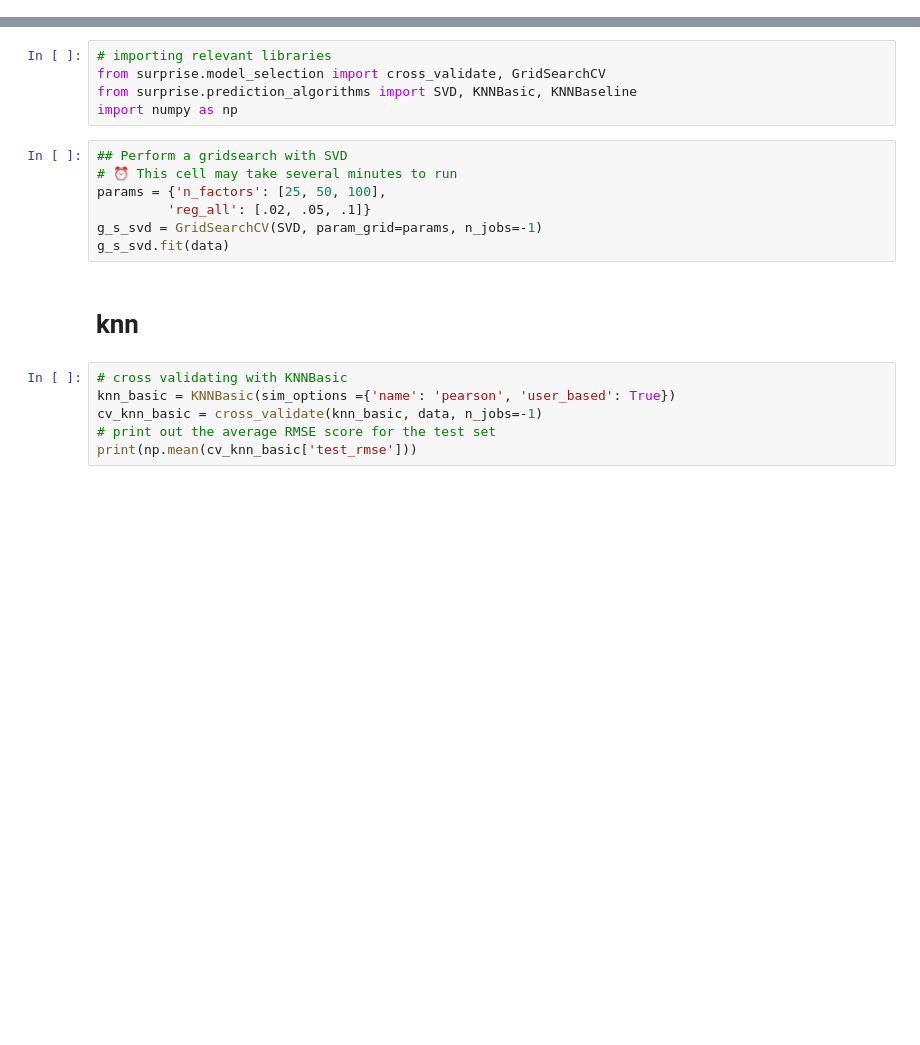
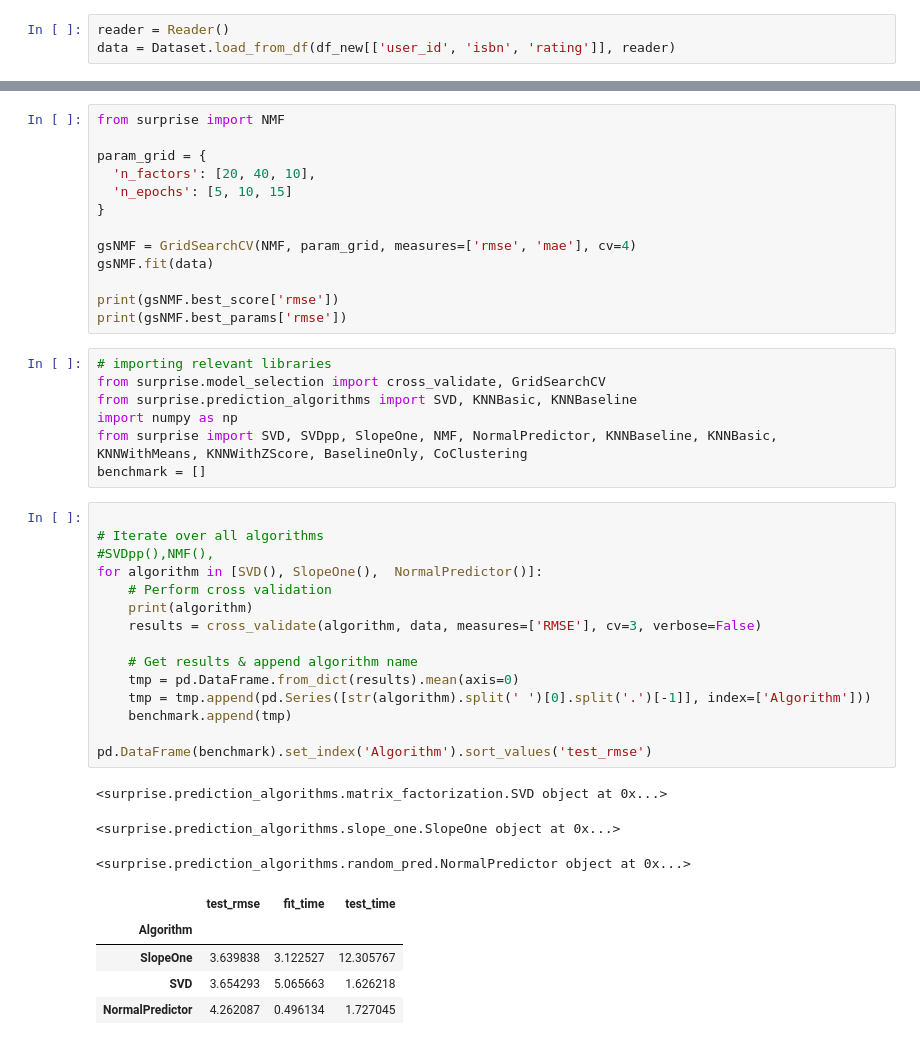
Before and after one commit to roy2392/books_recom_sys, a Jupyter notebook: surprise.ipynb, the cells around one changed output, grey strips where cells are left out. Cells and saved outputs as stored; diff of their text form; blank space fills up the shorter version.

```diff
--- a/surprise.ipynb
+++ b/surprise.ipynb
@@ -71,0 +58,3 @@ ModuleNotFoundError: No module named 'surprise'
+# %%
+reader = Reader()
+data = Dataset.load_from_df(df_new[['user_id', 'isbn', 'rating']], reader)
@@ -72,20 +143,44 @@ ModuleNotFoundError: No module named 'surprise'
+# %%
+from surprise import NMF
+
+param_grid = {
+  'n_factors': [20, 40, 10],
+  'n_epochs': [5, 10, 15]
+}
+
+gsNMF = GridSearchCV(NMF, param_grid, measures=['rmse', 'mae'], cv=4)
+gsNMF.fit(data)
+
+print(gsNMF.best_score['rmse'])
+print(gsNMF.best_params['rmse'])
 # %%
 # importing relevant libraries
 from surprise.model_selection import cross_validate, GridSearchCV
 from surprise.prediction_algorithms import SVD, KNNBasic, KNNBaseline
 import numpy as np
+from surprise import SVD, SVDpp, SlopeOne, NMF, NormalPredictor, KNNBaseline, KNNBasic, KNNWithMeans, KNNWithZScore, BaselineOnly, CoClustering
+benchmark = []
-# %%
-## Perform a gridsearch with SVD
-# ⏰ This cell may take several minutes to run
-params = {'n_factors': [25, 50, 100],
-         'reg_all': [.02, .05, .1]}
-g_s_svd = GridSearchCV(SVD, param_grid=params, n_jobs=-1)
-g_s_svd.fit(data)
-# %% [markdown]
-# knn
-# %%
-# cross validating with KNNBasic
-knn_basic = KNNBasic(sim_options ={'name': 'pearson', 'user_based': True})
-cv_knn_basic = cross_validate(knn_basic, data, n_jobs=-1)
-# print out the average RMSE score for the test set
-print(np.mean(cv_knn_basic['test_rmse']))
+# %%
+
+# Iterate over all algorithms
+#SVDpp(),NMF(),
+for algorithm in [SVD(), SlopeOne(),  NormalPredictor()]:
+    # Perform cross validation
+    print(algorithm)
+    results = cross_validate(algorithm, data, measures=['RMSE'], cv=3, verbose=False)
+
+    # Get results & append algorithm name
+    tmp = pd.DataFrame.from_dict(results).mean(axis=0)
+    tmp = tmp.append(pd.Series([str(algorithm).split(' ')[0].split('.')[-1]], index=['Algorithm']))
+    benchmark.append(tmp)
+
+pd.DataFrame(benchmark).set_index('Algorithm').sort_values('test_rmse')
+# %% [output]
+<surprise.prediction_algorithms.matrix_factorization.SVD object at 0x...>
+<surprise.prediction_algorithms.slope_one.SlopeOne object at 0x...>
+<surprise.prediction_algorithms.random_pred.NormalPredictor object at 0x...>
+|  | test_rmse | fit_time | test_time |
+| Algorithm |  |  |  |
+| SlopeOne | 3.639838 | 3.122527 | 12.305767 |
+| SVD | 3.654293 | 5.065663 | 1.626218 |
+| NormalPredictor | 4.262087 | 0.496134 | 1.727045 |
```
Also changed, not shown: parts of 23 cells of this notebook, 1 other file.
